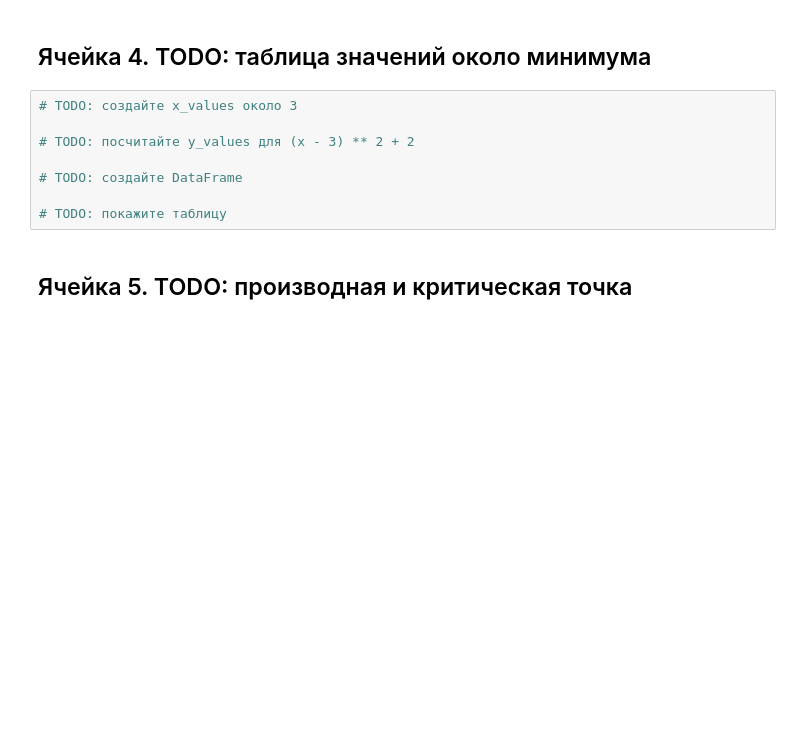
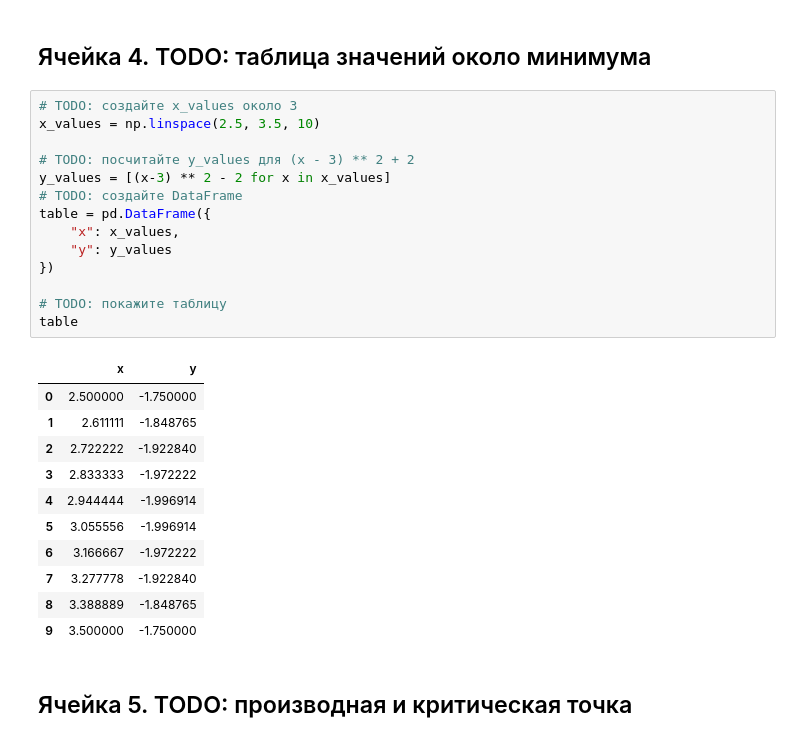
Before and after one commit to FelixTheCatW/infomath-study, a Jupyter notebook: notebooks/block3_lesson09_optimization_todo.ipynb, the cells around one changed output. Drawn from its saved outputs; the diff is of its cells as text; blank space fills up the shorter version.

```diff
--- a/notebooks/block3_lesson09_optimization_todo.ipynb
+++ b/notebooks/block3_lesson09_optimization_todo.ipynb
@@ -212,12 +212,30 @@ assert 2 == (3 - 3) ** 2 + 2
 ## Ячейка 4. TODO: таблица значений около минимума
 # %%
 # TODO: создайте x_values около 3
+x_values = np.linspace(2.5, 3.5, 10)
 
 # TODO: посчитайте y_values для (x - 3) ** 2 + 2
-
+y_values = [(x-3) ** 2 - 2 for x in x_values]
 # TODO: создайте DataFrame
+table = pd.DataFrame({
+    "x": x_values,
+    "y": y_values
+})
 
 # TODO: покажите таблицу
+table
+# %% [output]
+|  | x | y |
+| 0 | 2.500000 | -1.750000 |
+| 1 | 2.611111 | -1.848765 |
+| 2 | 2.722222 | -1.922840 |
+| 3 | 2.833333 | -1.972222 |
+| 4 | 2.944444 | -1.996914 |
+| 5 | 3.055556 | -1.996914 |
+| 6 | 3.166667 | -1.972222 |
+| 7 | 3.277778 | -1.922840 |
+| 8 | 3.388889 | -1.848765 |
+| 9 | 3.500000 | -1.750000 |
 # %% [markdown]
 ## Ячейка 5. TODO: производная и критическая точка
 # %%
```
Also changed, not shown: parts of 6 cells of this notebook, 1 other file.
